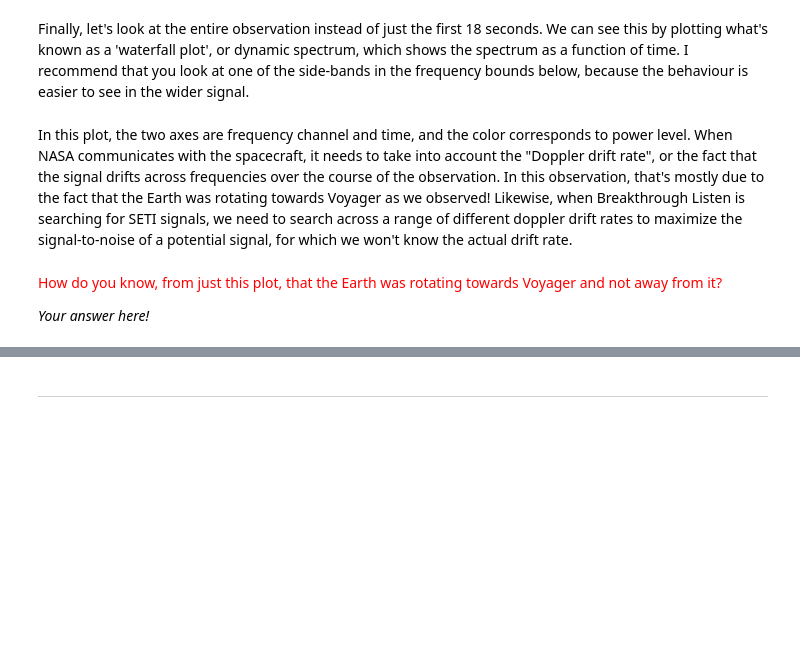
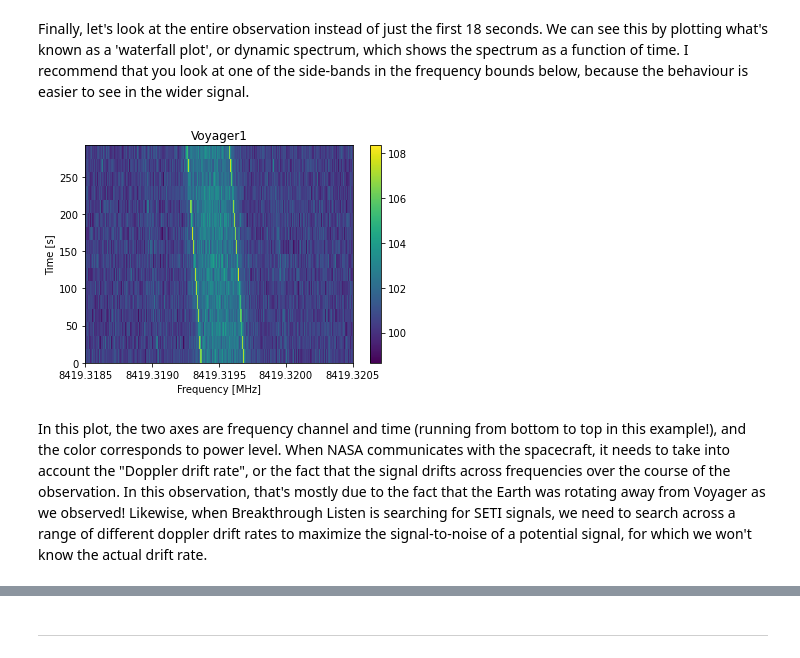
Before and after one commit to howardisaacson/Intro-to-Astro-2021, a Jupyter notebook: Week7_stats_seti/Finding_Voyager/Finding_Voyager.ipynb, the cells around one changed output, grey strips where cells are left out. Saved outputs shown, nothing was run; the diff lists cells and outputs as text; code cells hidden in the pictures; blank space fills up the shorter version.

```diff
--- a/Week7_stats_seti/Finding_Voyager/Finding_Voyager.ipynb
+++ b/Week7_stats_seti/Finding_Voyager/Finding_Voyager.ipynb
@@ -174,12 +206,10 @@ In radio telecommunications, a "carrier wave" is an extremely bright, non-inform
 # %% [markdown]
 Finally, let's look at the entire observation instead of just the first 18 seconds. We can see this by plotting what's known as a 'waterfall plot', or dynamic spectrum, which shows the spectrum as a function of time. I recommend that you look at one of the side-bands in the frequency bounds below, because the behaviour is easier to see in the wider signal.
 # %%
-start_f_wat = #your value here! #MHz
-stop_f_wat = #your value here! #MHz
+start_f_wat = 8419.3185 #MHz
+stop_f_wat = 8419.3205 #MHz
 obs.plot_waterfall(f_start=start_f_wat, f_stop=stop_f_wat)
+# %% [output]
+[figure, added]
 # %% [markdown]
-In this plot, the two axes are frequency channel and time, and the color corresponds to power level. When NASA communicates with the spacecraft, it needs to take into account the "Doppler drift rate", or the fact that the signal drifts across frequencies over the course of the observation. In this observation, that's mostly due to the fact that the Earth was rotating towards Voyager as we observed! Likewise, when Breakthrough Listen is searching for SETI signals, we need to search across a range of different doppler drift rates to maximize the signal-to-noise of a potential signal, for which we won't know the actual drift rate.
+In this plot, the two axes are frequency channel and time (running from bottom to top in this example!), and the color corresponds to power level. When NASA communicates with the spacecraft, it needs to take into account the "Doppler drift rate", or the fact that the signal drifts across frequencies over the course of the observation. In this observation, that's mostly due to the fact that the Earth was rotating away from Voyager as we observed! Likewise, when Breakthrough Listen is searching for SETI signals, we need to search across a range of different doppler drift rates to maximize the signal-to-noise of a potential signal, for which we won't know the actual drift rate.
-# %% [markdown]
-<span style="color:red">How do you know, from just this plot, that the Earth was rotating towards Voyager and not away from it?</span>
-
-*Your answer here!*
```
Also changed, not shown: parts of 8 cells of this notebook.
